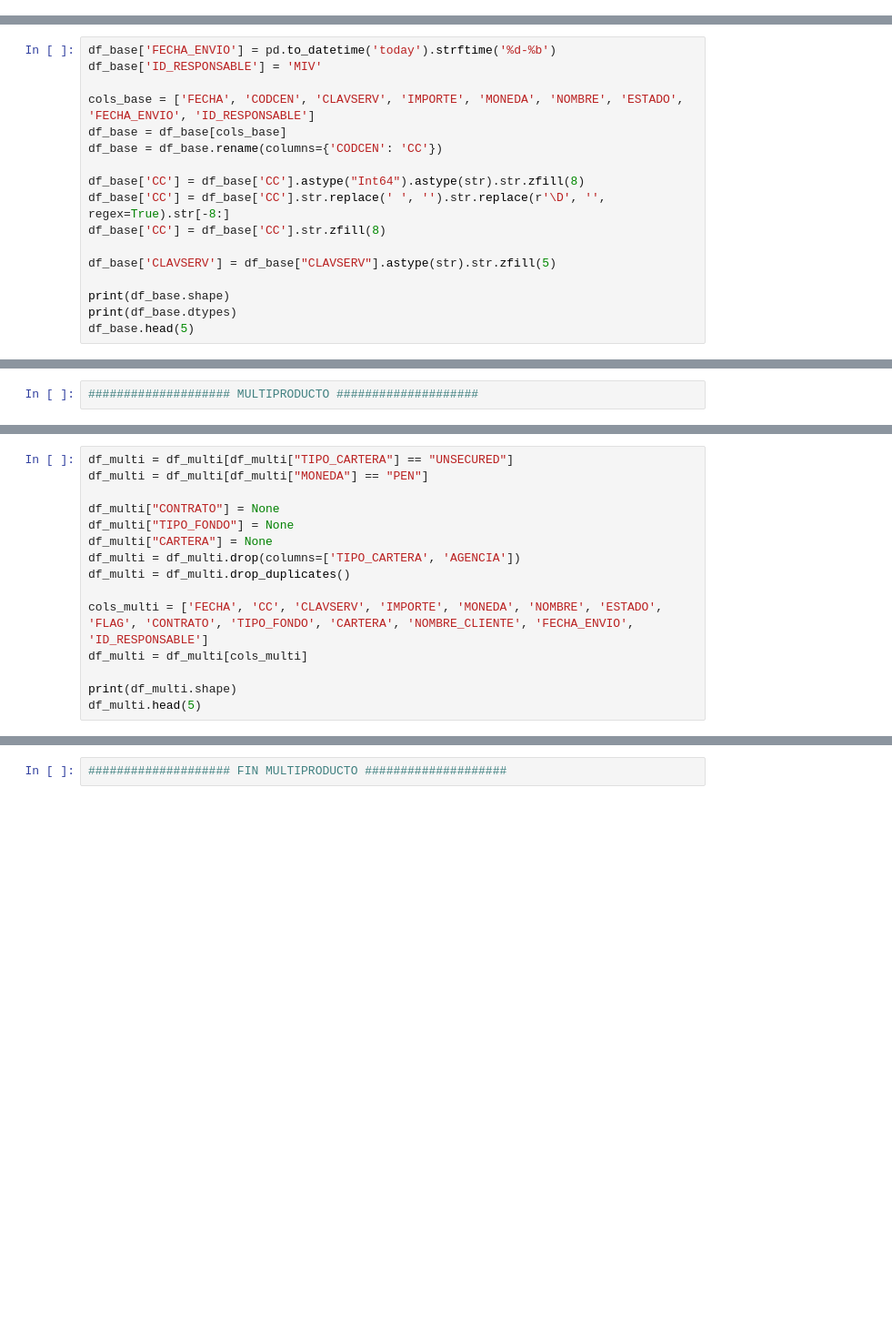
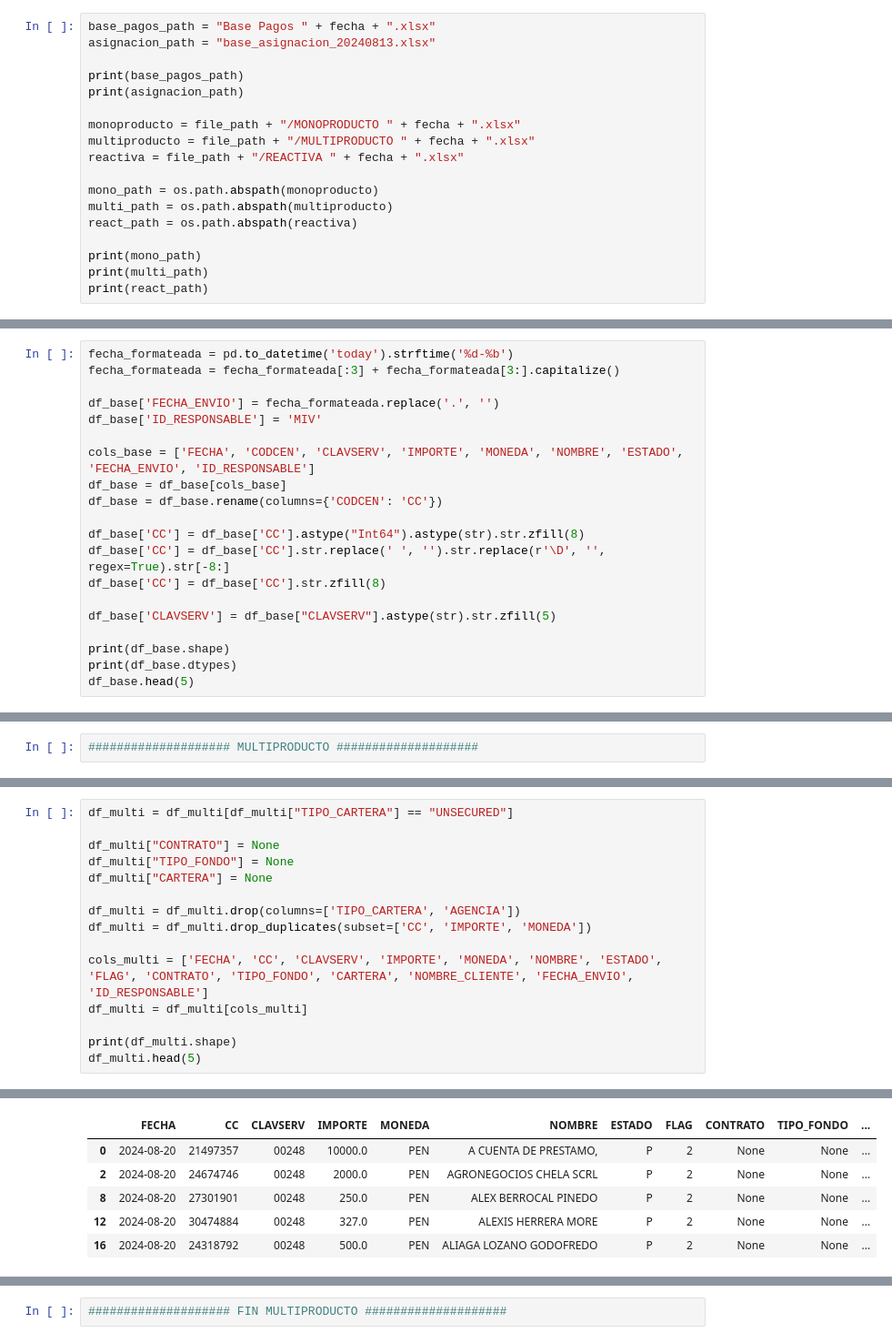
Before and after one commit to iriarteMirko/base-pagos, a Jupyter notebook: main.ipynb, the cells around one changed output, grey strips where cells are left out. Shown at 91% size. Cells and saved outputs as stored; diff of their text form; blank space fills up the shorter version.

```diff
--- a/main.ipynb
+++ b/main.ipynb
@@ -20,0 +57,18 @@ reactiva = "reactiva/REACTIVA " + hoy + ".xlsx"
+# %%
+base_pagos_path = "Base Pagos " + fecha + ".xlsx"
+asignacion_path = "base_asignacion_20240813.xlsx"
+
+print(base_pagos_path)
+print(asignacion_path)
+
+monoproducto = file_path + "/MONOPRODUCTO " + fecha + ".xlsx"
+multiproducto = file_path + "/MULTIPRODUCTO " + fecha + ".xlsx"
+reactiva = file_path + "/REACTIVA " + fecha + ".xlsx"
+
+mono_path = os.path.abspath(monoproducto)
+multi_path = os.path.abspath(multiproducto)
+react_path = os.path.abspath(reactiva)
+
+print(mono_path)
+print(multi_path)
+print(react_path)
@@ -26,5 +106,8 @@ df_base.head(5)
 # %%
-df_base['FECHA_ENVIO'] = pd.to_datetime('today').strftime('%d-%b')
+fecha_formateada = pd.to_datetime('today').strftime('%d-%b')
+fecha_formateada = fecha_formateada[:3] + fecha_formateada[3:].capitalize()
+
+df_base['FECHA_ENVIO'] = fecha_formateada.replace('.', '')
 df_base['ID_RESPONSABLE'] = 'MIV'
 
 cols_base = ['FECHA', 'CODCEN', 'CLAVSERV', 'IMPORTE', 'MONEDA', 'NOMBRE', 'ESTADO', 'FECHA_ENVIO', 'ID_RESPONSABLE']
@@ -118,15 +324,16 @@ df_multi.head(5)
 # %%
 df_multi = df_multi[df_multi["TIPO_CARTERA"] == "UNSECURED"]
-df_multi = df_multi[df_multi["MONEDA"] == "PEN"]
 
 df_multi["CONTRATO"] = None
 df_multi["TIPO_FONDO"] = None
 df_multi["CARTERA"] = None
+
 df_multi = df_multi.drop(columns=['TIPO_CARTERA', 'AGENCIA'])
-df_multi = df_multi.drop_duplicates()
+df_multi = df_multi.drop_duplicates(subset=['CC', 'IMPORTE', 'MONEDA'])
 
 cols_multi = ['FECHA', 'CC', 'CLAVSERV', 'IMPORTE', 'MONEDA', 'NOMBRE', 'ESTADO', 'FLAG', 'CONTRATO', 'TIPO_FONDO', 'CARTERA', 'NOMBRE_CLIENTE', 'FECHA_ENVIO', 'ID_RESPONSABLE']
 df_multi = df_multi[cols_multi]
 
 print(df_multi.shape)
 df_multi.head(5)
+# %% [output]
@@ -133,2 +341,8 @@ df_multi.head(5)
+|  | FECHA | CC | CLAVSERV | IMPORTE | MONEDA | NOMBRE | ESTADO | FLAG | CONTRATO | TIPO_FONDO | ... |
+| 0 | 2024-08-20 | 21497357 | 00248 | 10000.0 | PEN | A CUENTA DE PRESTAMO, | P | 2 | None | None | ... |
+| 2 | 2024-08-20 | 24674746 | 00248 | 2000.0 | PEN | AGRONEGOCIOS CHELA SCRL | P | 2 | None | None | ... |
+| 8 | 2024-08-20 | 27301901 | 00248 | 250.0 | PEN | ALEX BERROCAL PINEDO | P | 2 | None | None | ... |
+| 12 | 2024-08-20 | 30474884 | 00248 | 327.0 | PEN | ALEXIS HERRERA MORE | P | 2 | None | None | ... |
+| 16 | 2024-08-20 | 24318792 | 00248 | 500.0 | PEN | ALIAGA LOZANO GODOFREDO | P | 2 | None | None | ... |
 # %%
 df_multi.to_excel(multiproducto, index=False)
```
Also changed, not shown: parts of 29 cells of this notebook.
